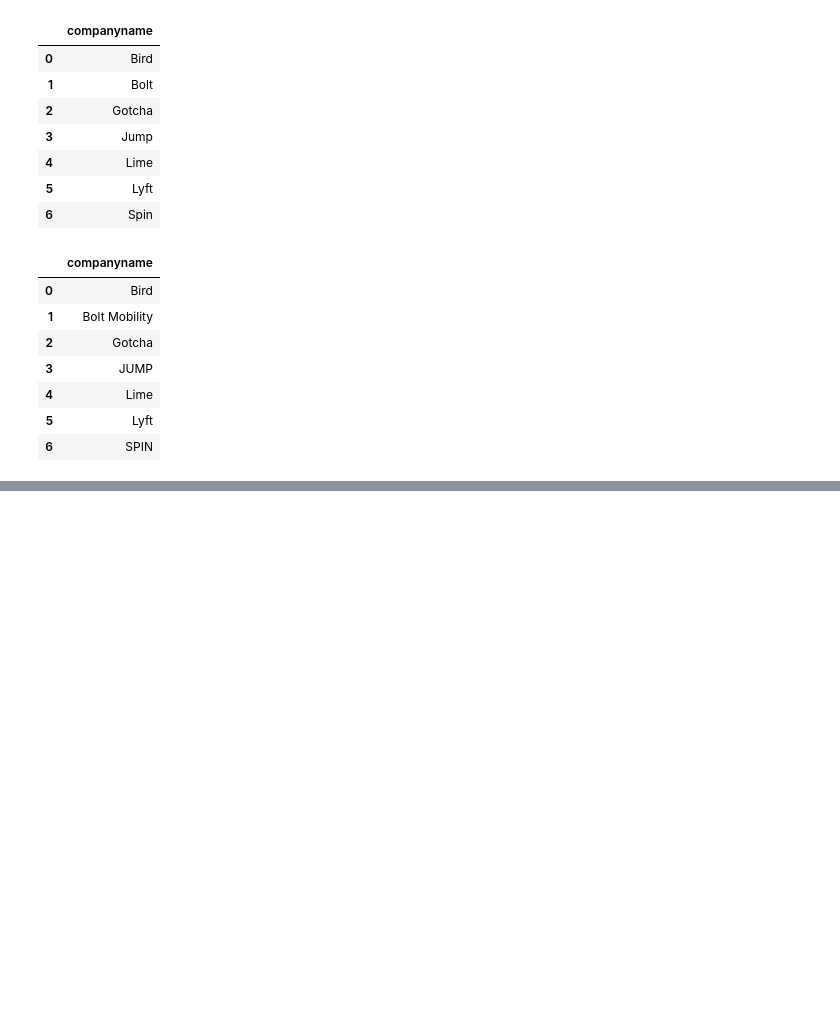
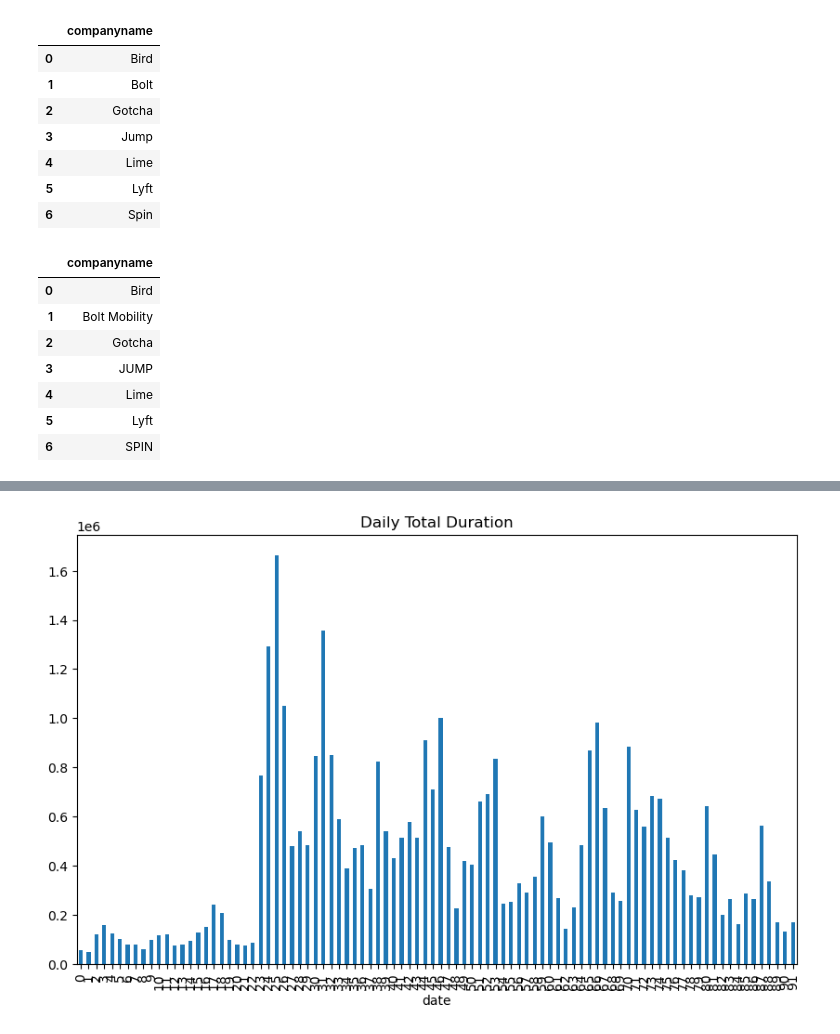
Before and after one commit to NSS-Full-Time-Data-Analytics-11/nashville-scooters-bently, a Jupyter notebook: notebooks/scooters.ipynb, the cells around one changed output, grey strips where cells are left out. Cells and saved outputs as stored; diff of their text form; code cells hidden in the pictures; blank space fills up the shorter version.

```diff
--- a/notebooks/scooters.ipynb
+++ b/notebooks/scooters.ipynb
@@ -293,0 +298,12 @@ result_trips
+# %%
+daily_query = '''
+SELECT
+    DATE(startdate) AS date,
+    SUM(tripduration) AS total_duration_sec,
+    SUM(tripdistance)/1000 AS total_distance_km
+FROM trips
+GROUP BY DATE(startdate)
+'''
+
+with engine.connect() as connection:
+    result_daily_trips = pd.read_sql(text(daily_query),  con = connection)
@@ -293,0 +326,9 @@ result_trips
+# %%
+plt.figure(figsize=(10, 6))
+plt.bar(result_daily_trips['date'], result_daily_trips['total_duration_sec'], label='Total Duration')
+result_daily_trips['total_duration_sec'].plot(kind='bar')
+plt.title('Daily Total Duration')
+plt.xlabel('date')
+plt.show()
+# %% [output]
+[figure, added]
```
Also changed, not shown: parts of 27 cells of this notebook, 1 other file.
